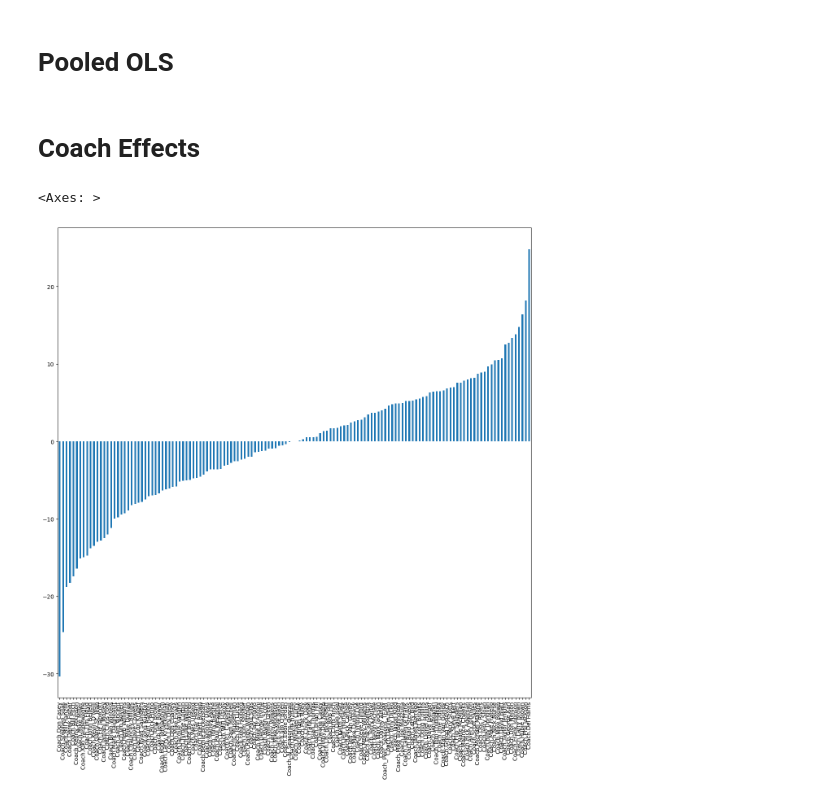
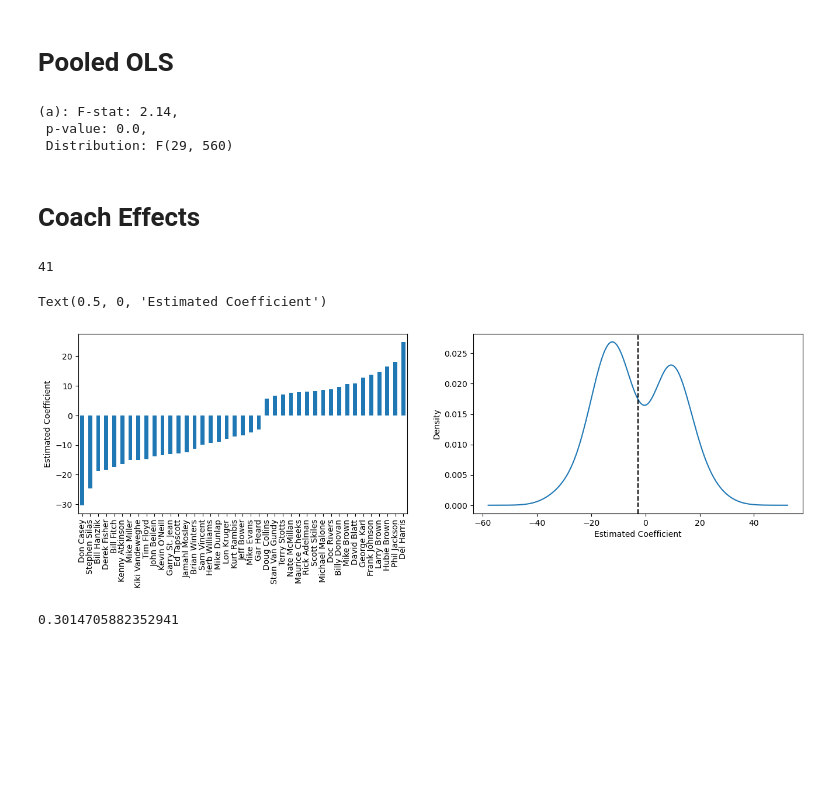
Before and after one commit to bharatgw/DSA305-NBA_Wins_Analysis, a Jupyter notebook: analysis_PooledOLS-CoachEffects.ipynb, the cells around one changed output. Saved outputs shown, nothing was run; the diff lists cells and outputs as text; code cells hidden in the pictures; blank space fills up the shorter version.

```diff
--- a/analysis_PooledOLS-CoachEffects.ipynb
+++ b/analysis_PooledOLS-CoachEffects.ipynb
@@ -52,0 +84,29 @@ def outReg(regMod):
+# %%
+def f_test(resMod, unresMod):
+    rss = resMod.resid_ss
+    urss = unresMod.resid_ss
+    r_df = resMod.df_resid
+    ur_df = unresMod.df_resid
+    diff_df = r_df - ur_df
+
+    f_stat = ((rss - urss)/diff_df)/(urss/ur_df)
+    print(f"(a): F-stat: {round(f_stat, 2)},\n p-value: {round(1-f.cdf(f_stat, diff_df, ur_df), 2)},\n Distribution: F({diff_df}, {ur_df})")
+
+onefe_reg = lm.PanelOLS.from_formula(formula = 'W ~ Perc_3PA + Perc_2PA + Perc_AST + Perc_STL +'
+                                    'PFminusPFD + OPP_Perc_3PA + OPP_Perc_AST + OPP_Perc_STL +'
+                                    'L1_N_Awards_Won + L1_Coach_RS_W_Perc_Overall + L1_Coach_P_W_Perc +'
+                                    'AVG_PLAYER_AGE + Coach_N_Seasons_Overall + Coach_Perc_Seasons_TEAM +'
+                                    'TimeEffects', data = finaldf, drop_absorbed = True)
+onefe_results = onefe_reg.fit(cov_type = "clustered")
+twofe_reg = lm.PanelOLS.from_formula(formula = 'W ~ Perc_3PA + Perc_2PA + Perc_AST + Perc_STL +'
+                                    'PFminusPFD + OPP_Perc_3PA + OPP_Perc_AST + OPP_Perc_STL +'
+                                    'L1_N_Awards_Won + L1_Coach_RS_W_Perc_Overall + L1_Coach_P_W_Perc +'
+                                    'AVG_PLAYER_AGE + Coach_N_Seasons_Overall + Coach_Perc_Seasons_TEAM +'
+                                    ' EntityEffects + TimeEffects', data = finaldf, drop_absorbed = True)
+twofe_results = twofe_reg.fit(cov_type = "clustered")
+
+f_test(onefe_results, twofe_results)
+# %% [output]
+(a): F-stat: 2.14,
+ p-value: 0.0,
+ Distribution: F(29, 560)
@@ -56,15 +118,29 @@ def outReg(regMod):
 import matplotlib.pyplot as plt
 # %%
 y = finaldf.W
-X = finaldf.drop("W", axis = 1)
+X = finaldf.drop(["W"], axis = 1)
 
 regMod = lm.PanelOLS(y, X).fit(cov_type = "clustered")
-coachFE = pd.concat([regMod.params[12:], regMod.std_errors[12:], regMod.pvalues[12:]], axis = 1)
-
-fig = plt.figure(figsize = (15, 15))
-ax = fig.gca()
-
-coachFE.sort_values("parameter")["parameter"].plot(kind = "bar", ax = ax)
+coachFE = pd.concat([regMod.params[12:-2], regMod.std_errors[12:-2], regMod.pvalues[12:-2]], axis = 1)
+coachFE.index = coachFE.index.str.replace("Coach.", "")
-# %% [output]
-<Axes: >
-[figure, removed]
+# %%
+sigCoachFE = coachFE[coachFE.pvalue < 0.05]
+print(sigCoachFE.shape[0])
+
+fig, ax = plt.subplots(ncols = 2, figsize = (16, 4))
+
+# fig.suptitle("Significant Coach Effects", fontsize = 14)
+sigCoachFE.parameter.sort_values().plot(kind = "bar", ax = ax[0])
+ax[0].set_ylabel("Estimated Coefficient")
+
+sigCoachFE.parameter.plot(kind = "density", ax = ax[1])
+ax[1].axvline(sigCoachFE.parameter.mean(), linestyle = "dashed", color = "black")
+ax[1].set_xlabel("Estimated Coefficient")
+# %% [output]
+41
+Text(0.5, 0, 'Estimated Coefficient')
+[figure, added]
+# %%
+sigCoachFE.shape[0]/coachFE.shape[0]
+# %% [output]
+0.3014705882352941
```
Also changed, not shown: parts of 3 cells of this notebook, 1 other file.
